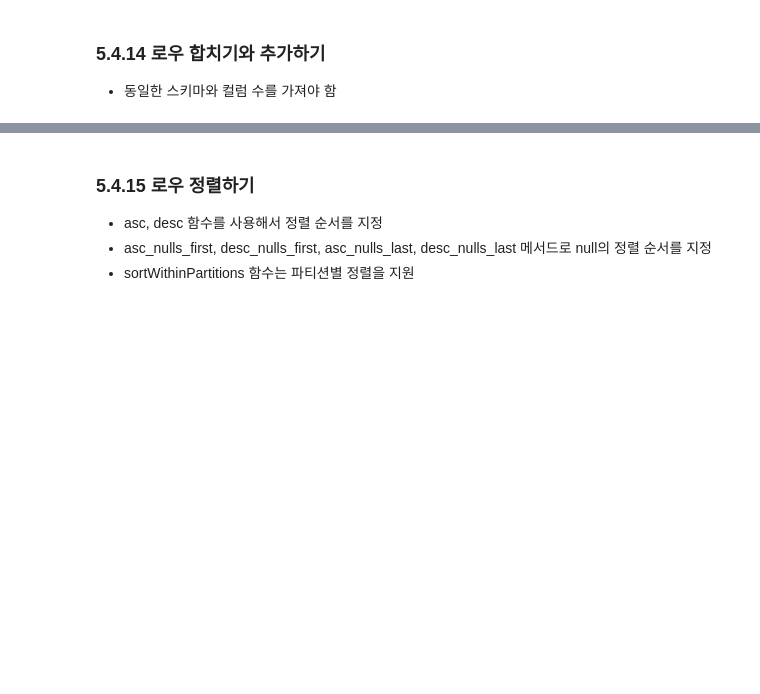
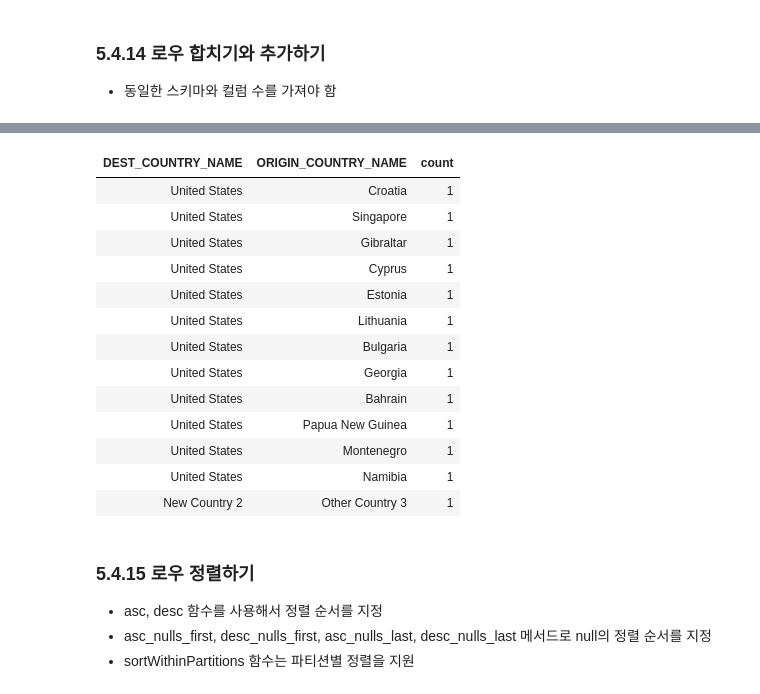
Before and after one commit to suhoy901/spark_recap, a Jupyter notebook: DefinitiveSpark/4_5_StructuredAPI_BasicOperation.ipynb, the cells around one changed output, grey strips where cells are left out. Saved outputs shown, nothing was run; the diff lists cells and outputs as text; code cells hidden in the pictures; blank space fills up the shorter version.

```diff
--- a/DefinitiveSpark/4_5_StructuredAPI_BasicOperation.ipynb
+++ b/DefinitiveSpark/4_5_StructuredAPI_BasicOperation.ipynb
@@ -316,3 +383,22 @@ df.union(newDF)\
+# %%
+display(df.union(newDF)\
+    .where("count = 1")\
+    .where(col("ORIGIN_COUNTRY_NAME") != "United States"))
+# %% [output]
+| DEST_COUNTRY_NAME | ORIGIN_COUNTRY_NAME | count |
+| United States | Croatia | 1 |
+| United States | Singapore | 1 |
+| United States | Gibraltar | 1 |
+| United States | Cyprus | 1 |
+| United States | Estonia | 1 |
+| United States | Lithuania | 1 |
+| United States | Bulgaria | 1 |
+| United States | Georgia | 1 |
+| United States | Bahrain | 1 |
+| United States | Papua New Guinea | 1 |
+| United States | Montenegro | 1 |
+| United States | Namibia | 1 |
+| New Country 2 | Other Country 3 | 1 |
 # %% [markdown]
 ### 5.4.15 로우 정렬하기
 - asc, desc 함수를 사용해서 정렬 순서를 지정
```
Also changed, not shown: parts of 33 cells of this notebook, 1 other file.
